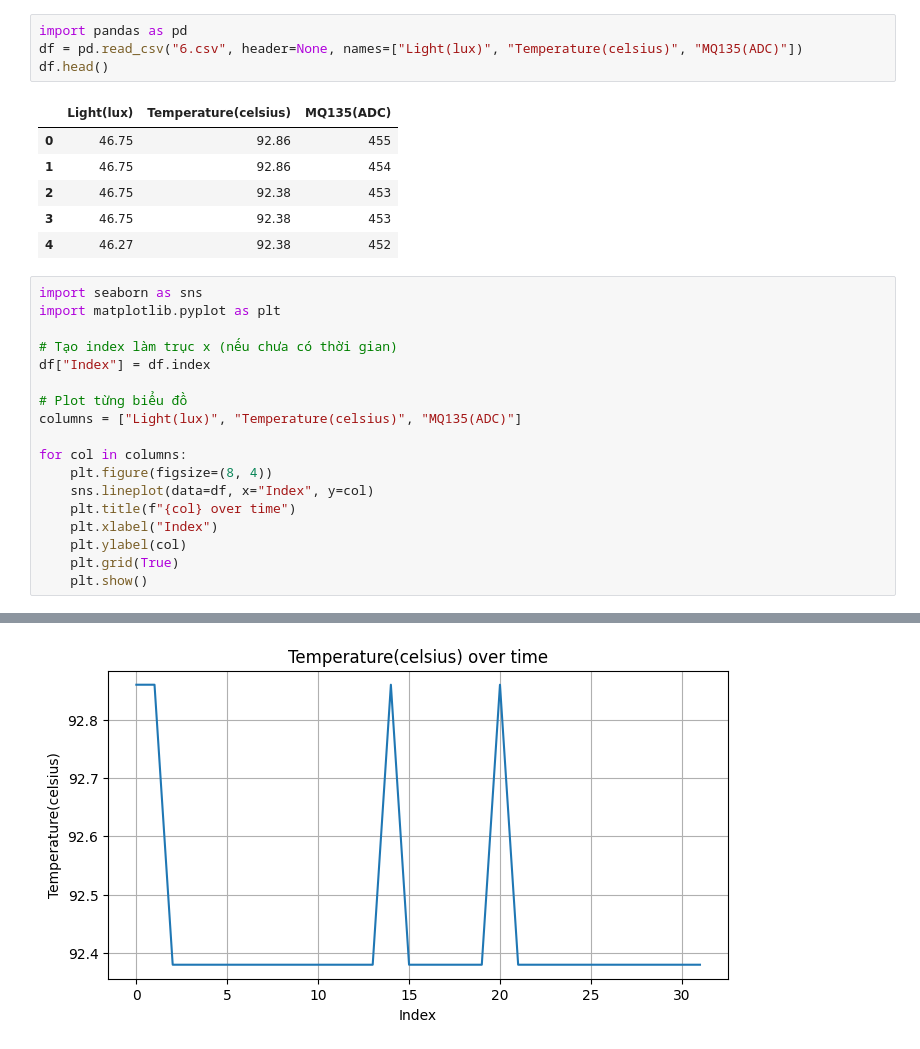
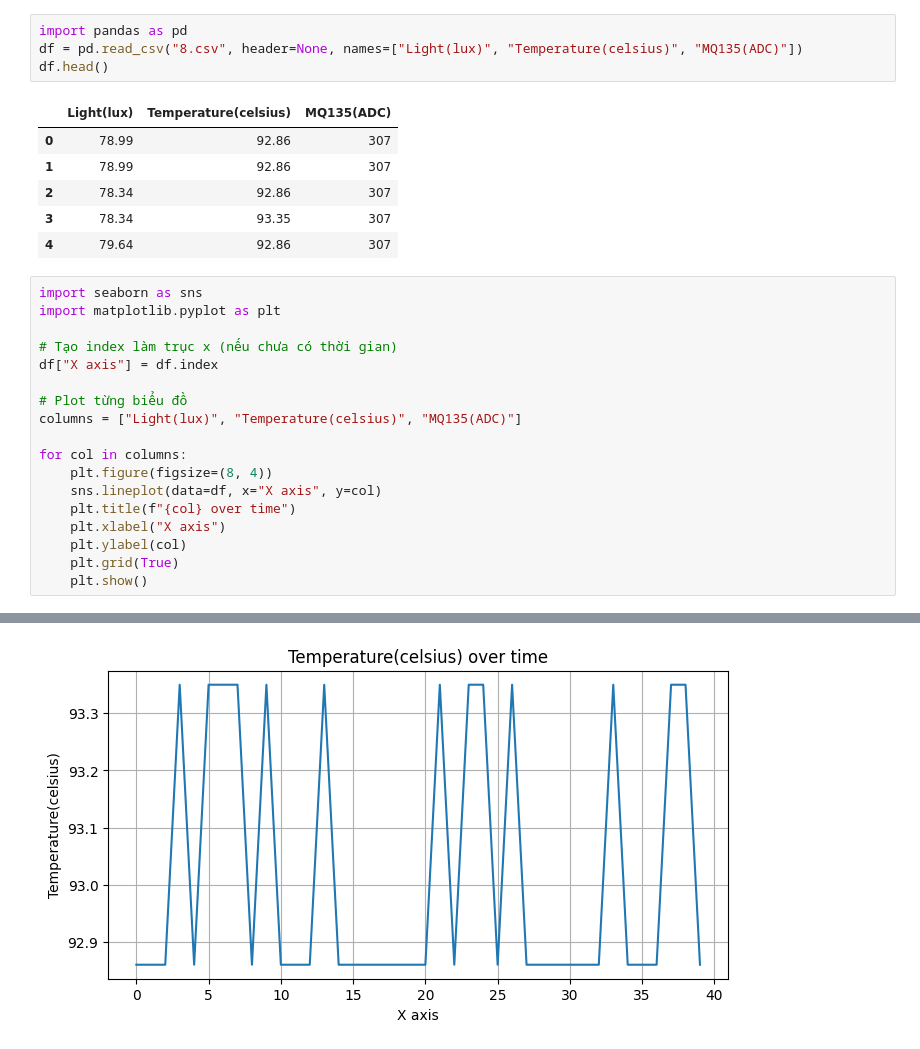
Before and after one commit to Kyyaaaa/IoT102---Persia-s-group, a Jupyter notebook: Hercules_data/Notebook.ipynb, the cells around one changed output, grey strips where cells are left out. Drawn from its saved outputs; the diff is of its cells as text.

```diff
--- a/Hercules_data/Notebook.ipynb
+++ b/Hercules_data/Notebook.ipynb
@@ -1,29 +1,29 @@
 # %%
 import pandas as pd
-df = pd.read_csv("6.csv", header=None, names=["Light(lux)", "Temperature(celsius)", "MQ135(ADC)"])
+df = pd.read_csv("8.csv", header=None, names=["Light(lux)", "Temperature(celsius)", "MQ135(ADC)"])
 df.head()
 # %% [output]
 |  | Light(lux) | Temperature(celsius) | MQ135(ADC) |
-| 0 | 46.75 | 92.86 | 455 |
-| 1 | 46.75 | 92.86 | 454 |
-| 2 | 46.75 | 92.38 | 453 |
-| 3 | 46.75 | 92.38 | 453 |
-| 4 | 46.27 | 92.38 | 452 |
+| 0 | 78.99 | 92.86 | 307 |
+| 1 | 78.99 | 92.86 | 307 |
+| 2 | 78.34 | 92.86 | 307 |
+| 3 | 78.34 | 93.35 | 307 |
+| 4 | 79.64 | 92.86 | 307 |
 # %%
 import seaborn as sns
 import matplotlib.pyplot as plt
 
 # Tạo index làm trục x (nếu chưa có thời gian)
-df["Index"] = df.index
+df["X axis"] = df.index
 
 # Plot từng biểu đồ
 columns = ["Light(lux)", "Temperature(celsius)", "MQ135(ADC)"]
 
 for col in columns:
     plt.figure(figsize=(8, 4))
-    sns.lineplot(data=df, x="Index", y=col)
+    sns.lineplot(data=df, x="X axis", y=col)
     plt.title(f"{col} over time")
-    plt.xlabel("Index")
+    plt.xlabel("X axis")
     plt.ylabel(col)
     plt.grid(True)
     plt.show()
@@ -32 +32 @@ for col in columns:
-[figure, old version]
+[figure, new version]
```
Also changed, not shown: parts of 1 cell of this notebook, 7 other files.
